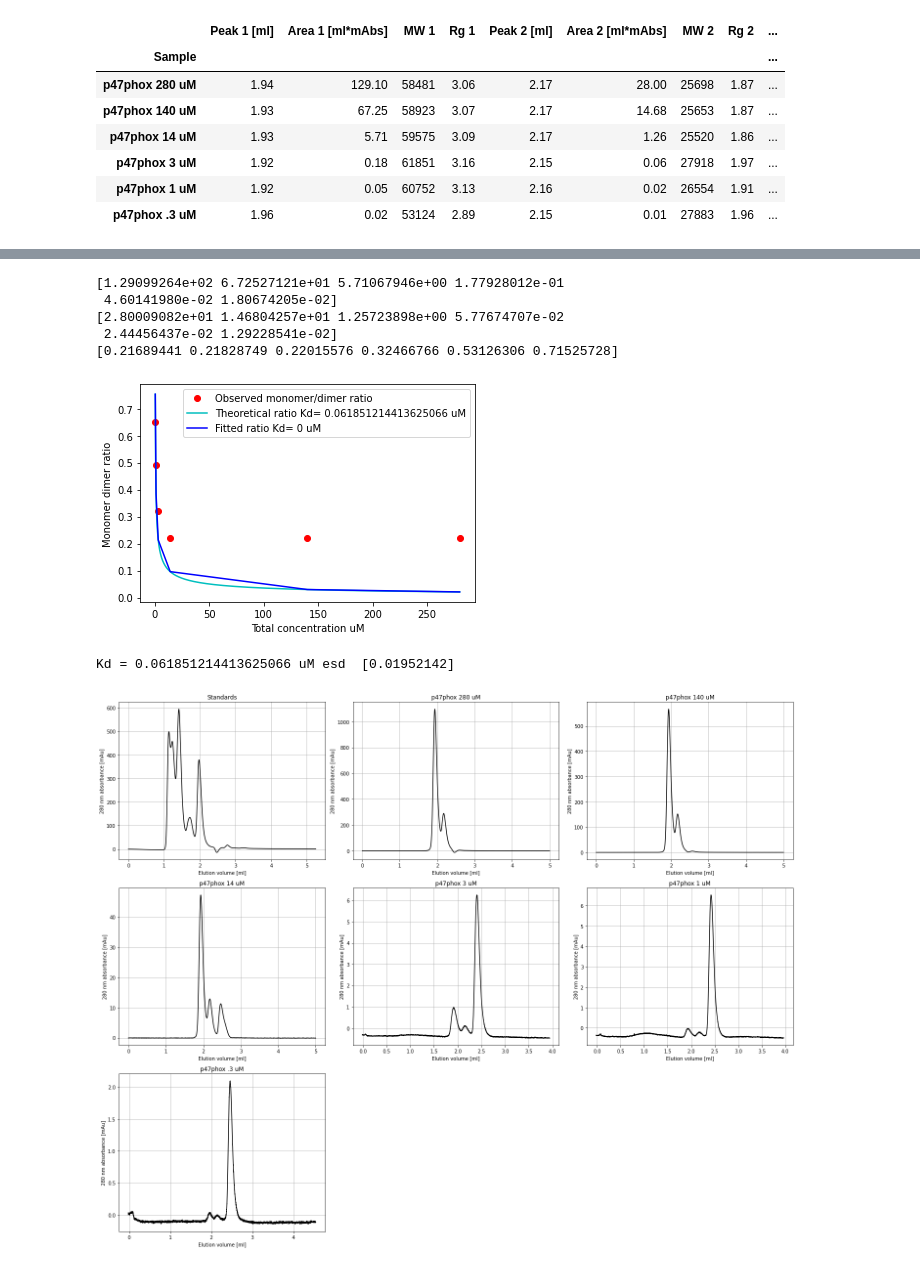
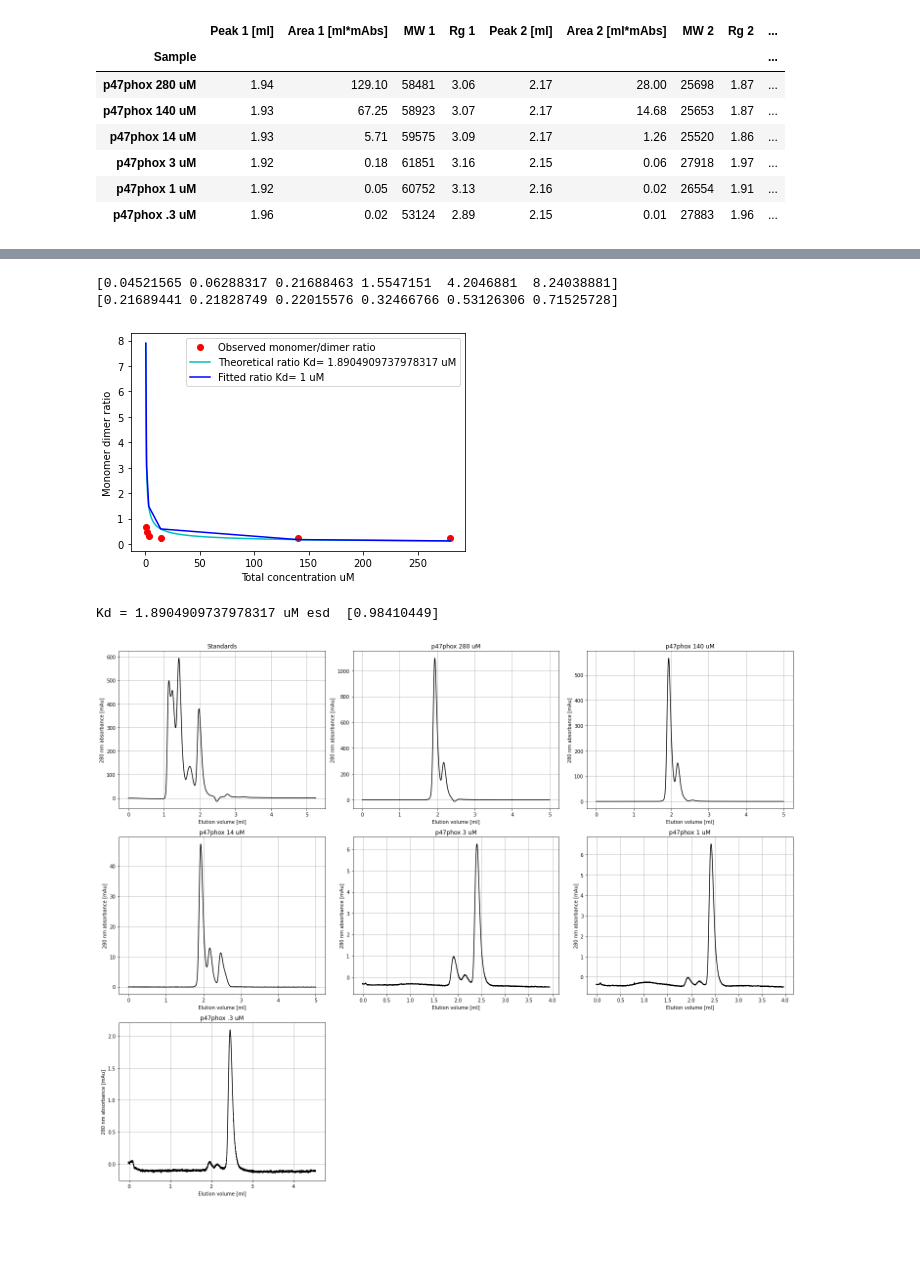
Before and after one commit to MichaelGajhede/SEC_analysis, a Jupyter notebook: SEC_fig.ipynb, the cells around one changed output, grey strips where cells are left out. Cells and saved outputs as stored; diff of their text form; code cells hidden in the pictures; blank space fills up the shorter version.

```diff
--- a/SEC_fig.ipynb
+++ b/SEC_fig.ipynb
@@ -435,53 +444,72 @@ pp.close()
 import numpy as np
 import matplotlib.pyplot as plt
 from scipy.optimize import curve_fit
+import uncertainties as unc
+import uncertainties.unumpy as unumpy
+
 
 # Define the function to fit (monomer dimer ratio as a function of total concentration)
 def monomer_dimer_ratio(ct, Kd):
   di = (Kd**2 + 8*ct*Kd)
   di = np.sqrt(di)
   m = (-Kd + di)/4
   d = (ct - m)/2
   return m/d
 
 # data from table above
-xdata = np.array([280, 140, 14, 3, 1, .3])
+x = np.array([280, 140, 14, 3, 1, .3])
 ydata = np.array([.22, .22, .22, .32, .49, .65])
 
+area_1 = df3['Area 1 [ml*mAbs]'].to_numpy()
+area_2 = df3['Area 2 [ml*mAbs]'].to_numpy()
 
-area_1 = df3['Area 1 [ml*mAbs]'].to_numpy()
-print(area_1)
-area_2 = df3['Area 2 [ml*mAbs]'].to_numpy()
-print(area_2)
+
+# error estimates as square root of areas very rough perhaps even wrong
+
+err_1 = np.sqrt(area_1)
+err_2 = np.sqrt(area_2)
+
+
+# store area uncertainties with values
+area_1 = unumpy.uarray( area_1, err_1 )
+area_2 = unumpy.uarray( area_2, err_2 )
+
+# calculate ratio with error propagation
 r = area_2/area_1
-print(r)
 
+sigmas = np.empty(len(r))
+r_values = np.empty(len(r))
+
+# extract uncertainties
+for i,o in enumerate(r):
+  sigmas[i] = o.std_dev
+
+# extract values
+for i,o in enumerate(r):
+  r_values[i] = o.n
 
 #Generate smooth curve
 tst_x = np.arange(.3, 280,.01)
 
 # Fit the function to the data using curve_fit
-popt, pcov = curve_fit(monomer_dimer_ratio, xdata, ydata, 1)
+popt, pcov = curve_fit(monomer_dimer_ratio, xdata, ydata, 1, sigma=sigmas)
 
 # Plot the results
-plt.plot(xdata, ydata, 'ro', label='Observed monomer/dimer ratio')
+plt.plot(x, ydata, 'ro', label='Observed monomer/dimer ratio')
 plt.plot(tst_x, monomer_dimer_ratio(tst_x, *popt), 'c-', label='Theoretical ratio Kd= '+str(popt[0])+' uM' )
-plt.plot(xdata, monomer_dimer_ratio(xdata, *popt), 'b-', label='Fitted ratio Kd= '+str(int(popt[0]))+' uM' )
+plt.plot(x, monomer_dimer_ratio(x, *popt), 'b-', label='Fitted ratio Kd= '+str(int(popt[0]))+' uM' )
 plt.xlabel('Total concentration uM')
 plt.ylabel('Monomer dimer ratio')
 plt.legend()
 plt.show()
 
 # Print the fitted parameter value
 print('Kd =', popt[0], 'uM', 'esd ', np.sqrt(np.diag(pcov)))
 # %% [output]
-[1.29099264e+02 6.72527121e+01 5.71067946e+00 1.77928012e-01
- 4.60141980e-02 1.80674205e-02]
-[2.80009082e+01 1.46804257e+01 1.25723898e+00 5.77674707e-02
- 2.44456437e-02 1.29228541e-02]
+[0.04521565 0.06288317 0.21688463 1.5547151  4.2046881  8.24038881]
 [0.21689441 0.21828749 0.22015576 0.32466766 0.53126306 0.71525728]
-[figure, old version]
+[figure, new version]
-Kd = 0.061851214413625066 uM esd  [0.01952142]
+Kd = 1.8904909737978317 uM esd  [0.98410449]
 # %%
 #plot all selected traces
 from matplotlib.patches import Patch
```
Also changed, not shown: parts of 3 cells of this notebook.
